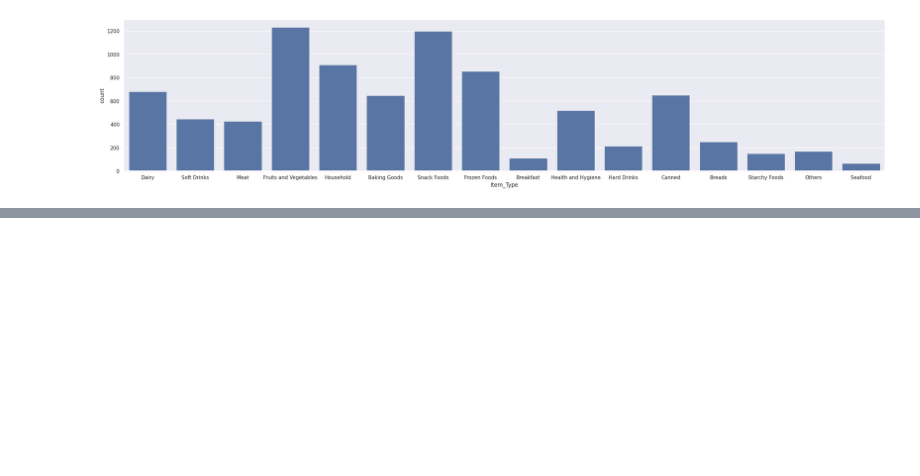
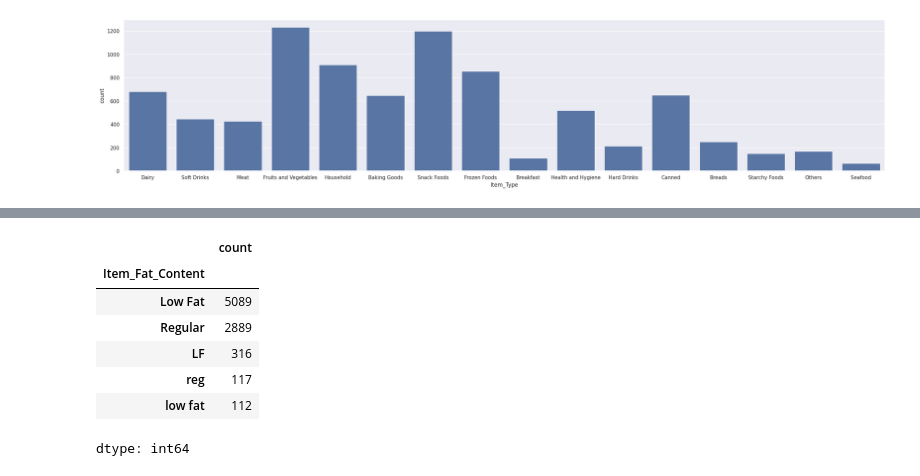
Before and after one commit to HMBinara/ML_Project, a Jupyter notebook: Big_M_S_Prediction.ipynb, the cells around one changed output, grey strips where cells are left out. Drawn from its saved outputs; the diff is of its cells as text; code cells hidden in the pictures; blank space fills up the shorter version.

```diff
--- a/Big_M_S_Prediction.ipynb
+++ b/Big_M_S_Prediction.ipynb
@@ -253,0 +272,11 @@ plt.show()
+# %%
+train_data['Item_Fat_Content'].value_counts()
+# %% [output]
+|  | count |
+| Item_Fat_Content |  |
+| Low Fat | 5089 |
+| Regular | 2889 |
+| LF | 316 |
+| reg | 117 |
+| low fat | 112 |
+dtype: int64
```
Also changed, not shown: parts of 24 cells of this notebook.
